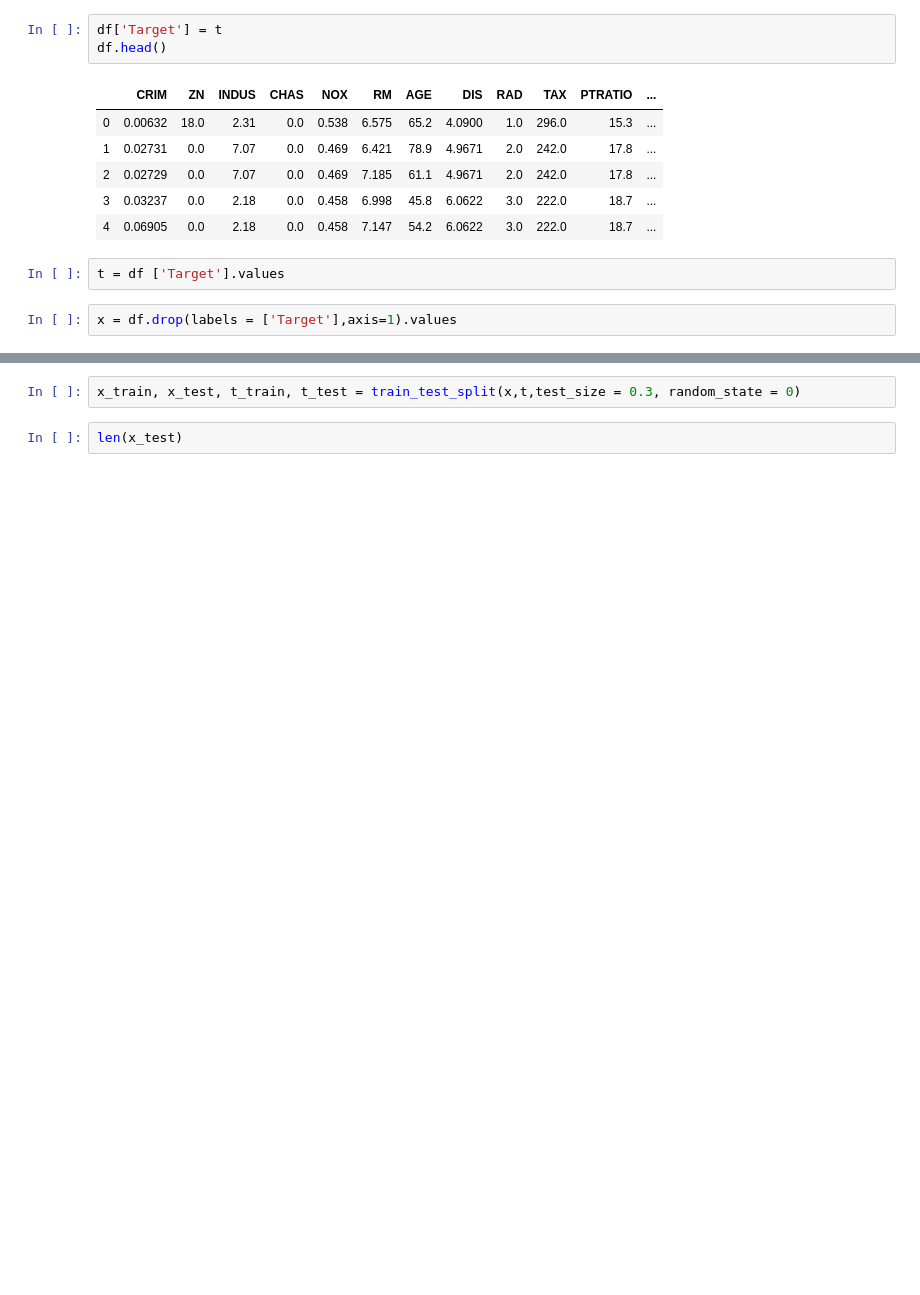
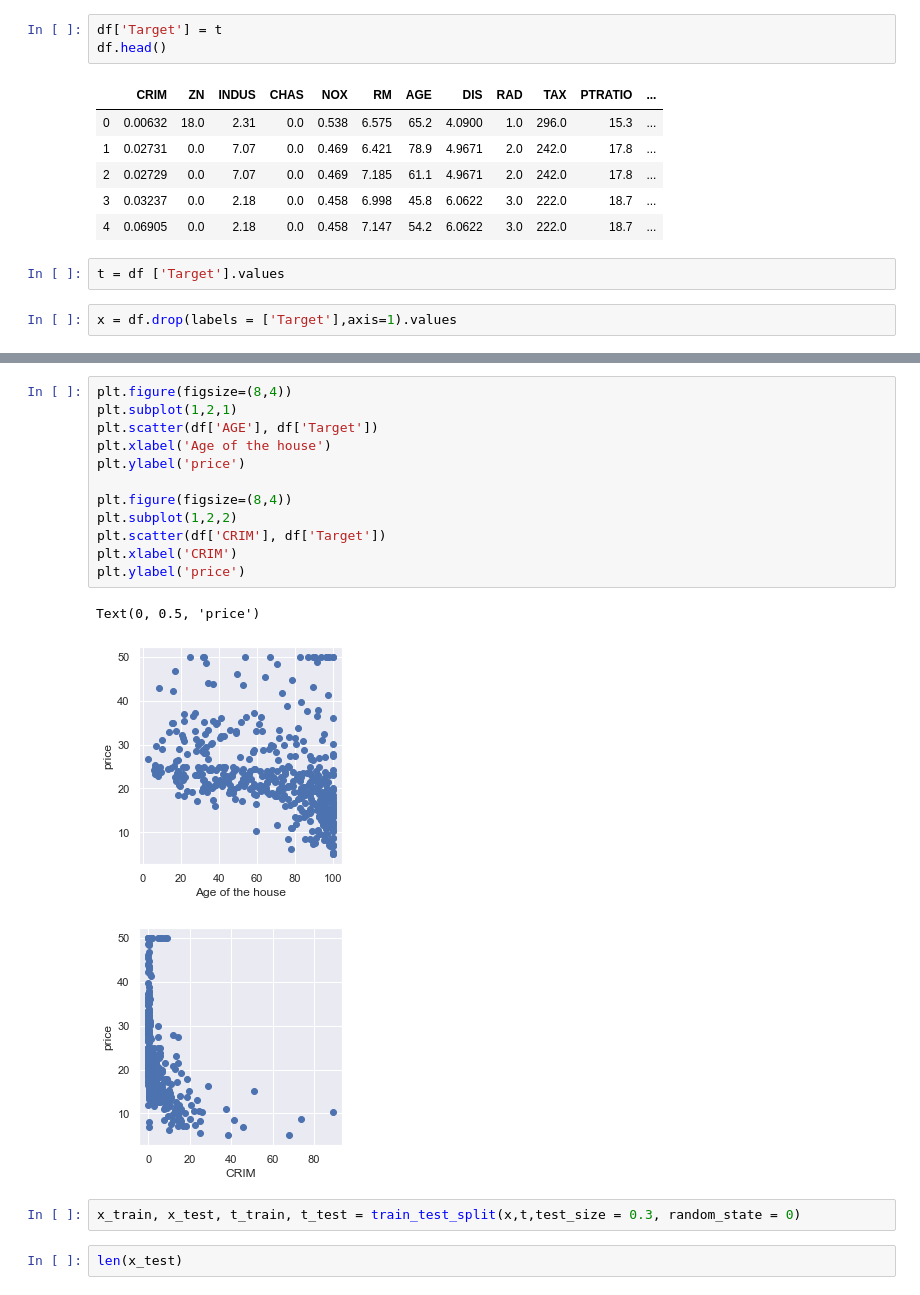
Before and after one commit to kiyokosaito/MLS-project, a Jupyter notebook: Scikit_Learn.ipynb, the cells around one changed output, grey strips where cells are left out. Drawn from its saved outputs; the diff is of its cells as text; blank space fills up the shorter version.

```diff
--- a/Scikit_Learn.ipynb
+++ b/Scikit_Learn.ipynb
@@ -418,3 +432,19 @@ x = df.drop(labels = ['Target'],axis=1).values
+# %%
+plt.figure(figsize=(8,4))
+plt.subplot(1,2,1)
+plt.scatter(df['AGE'], df['Target'])
+plt.xlabel('Age of the house')
+plt.ylabel('price')
+
+plt.figure(figsize=(8,4))
+plt.subplot(1,2,2)
+plt.scatter(df['CRIM'], df['Target'])
+plt.xlabel('CRIM')
+plt.ylabel('price')
+# %% [output]
+Text(0, 0.5, 'price')
+[figure, added]
+[figure, added]
 # %%
 x_train, x_test, t_train, t_test = train_test_split(x,t,test_size = 0.3, random_state = 0)
 # %%
```
Also changed, not shown: parts of 20 cells of this notebook.
